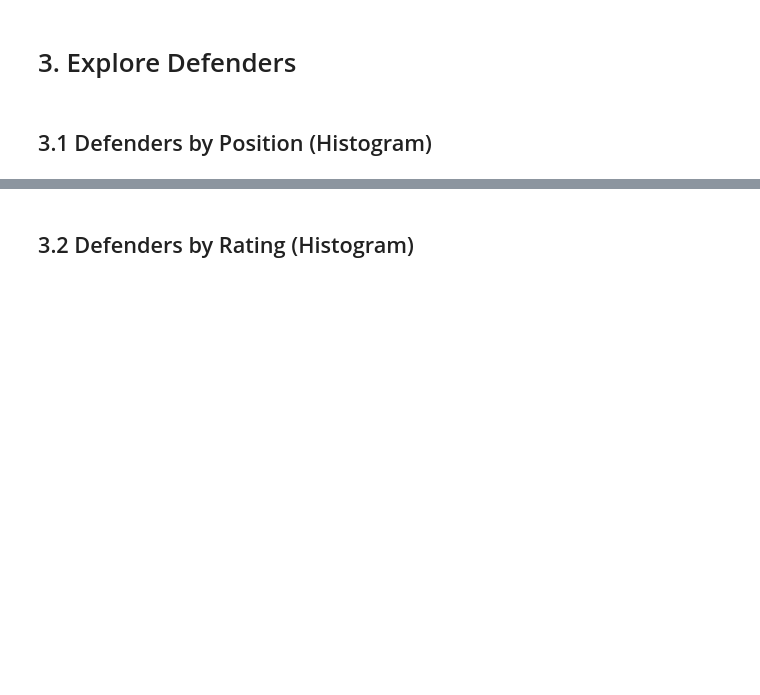
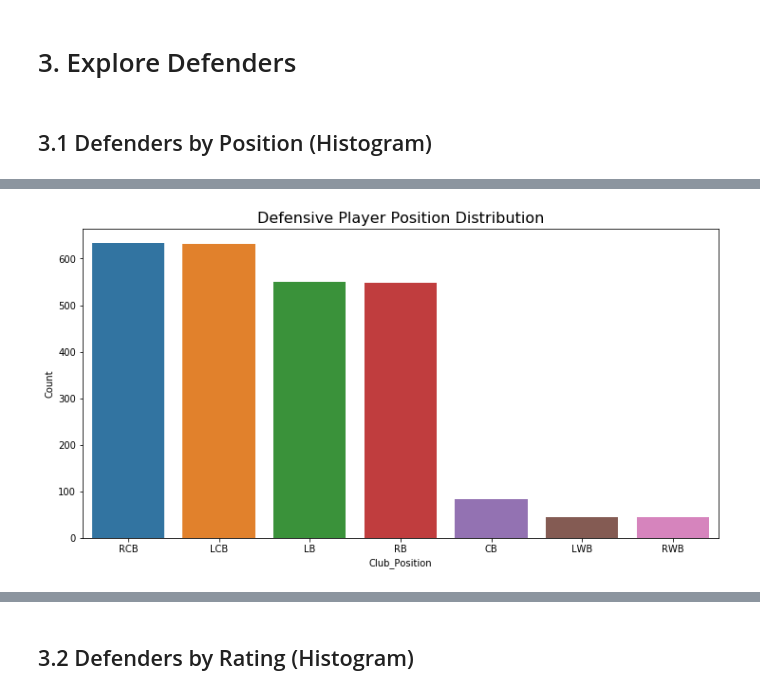
Before and after one commit to JamesHuang22/fifa, a Jupyter notebook: fifa_nb.ipynb, the cells around one changed output, grey strips where cells are left out. Cells and saved outputs as stored; diff of their text form; code cells hidden in the pictures; blank space fills up the shorter version.

```diff
--- a/fifa_nb.ipynb
+++ b/fifa_nb.ipynb
@@ -286,0 +280,6 @@ There are 3 main categories of positions in football: defensive, midfield, and o
+# %%
+def_grouped = defenders.groupby(defenders['Club_Position']).count().reset_index()
+def_grouped = def_grouped[['Club_Position','Rating']]
+def_grouped = def_grouped.sort_values('Rating', ascending=False)
+def_grouped.columns = ['Club_Position','Count']
+def_grouped
@@ -286,0 +295,7 @@ There are 3 main categories of positions in football: defensive, midfield, and o
+# %%
+plt.figure(figsize=(12,6))
+plt.title("Defensive Player Position Distribution", fontsize=16)
+sns.barplot(data=def_grouped, x='Club_Position', y='Count')
+plt.show()
+# %% [output]
+[figure, added]
```
Also changed, not shown: parts of 11 cells of this notebook.
